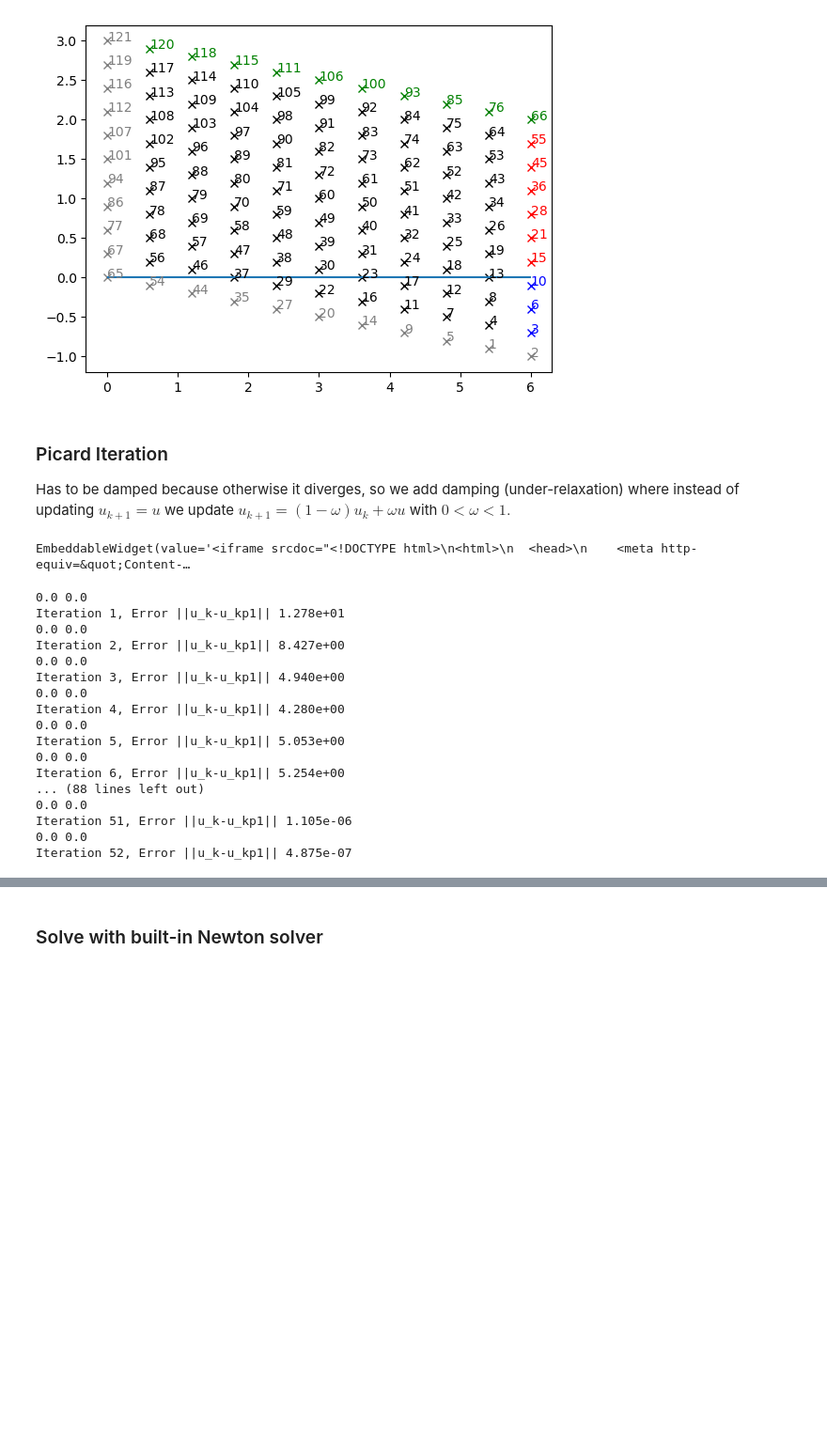
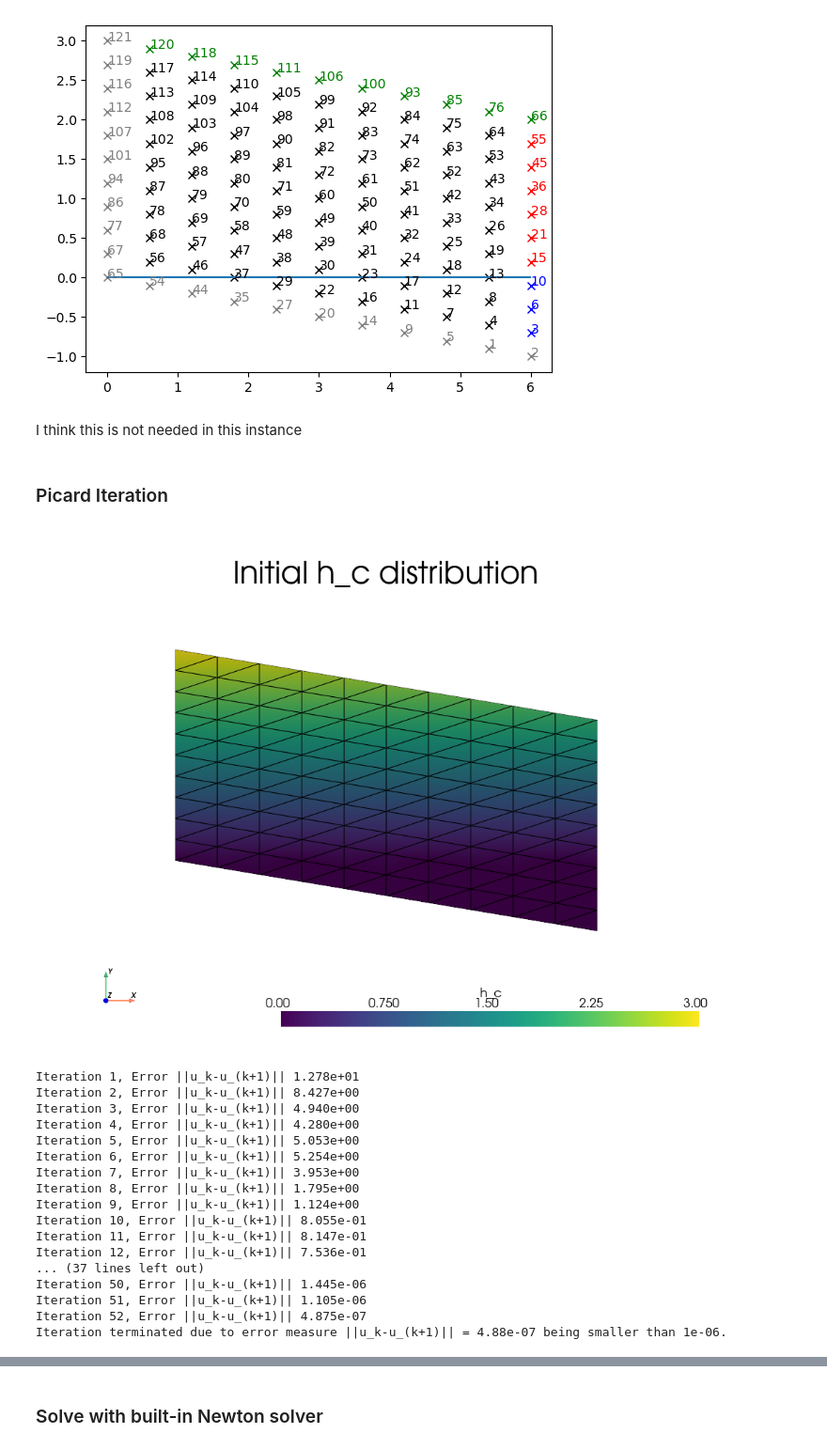
Before and after one commit to lannika-ut/ScientificPractice, a Jupyter notebook: FiniteElements/Richards.ipynb, the cells around one changed output, grey strips where cells are left out. Shown at 94% size. Saved outputs shown, nothing was run; the diff lists cells and outputs as text; code cells hidden in the pictures; blank space fills up the shorter version.

```diff
--- a/FiniteElements/Richards.ipynb
+++ b/FiniteElements/Richards.ipynb
@@ -220,6 +221,8 @@ domain.topology.create_connectivity(fdim, domain.topology.dim) # connect facets
 # %%
 # Create custom integration measure
 ds = Measure("ds", domain, subdomain_data=facet_tag)
+# %% [markdown]
+I think this is not needed in this instance
 # %%
 # Create general boundary condition class
 class BoundaryCondition:
@@ -261,72 +264,62 @@ for condition in boundary_conditions:
         # F += condition.bc
 # %% [markdown]
 ### Picard Iteration
-Has to be damped because otherwise it diverges, so we add damping (under-relaxation) where instead of updating $u_{k+1}=u$ we update $u_{k+1}=(1-\omega)u_k+\omega u$ with $0<\omega<1.$
 # %%
 # Initial guess: hydrostatic (h_c = height above gw table)
 def u_ini(x):
     return np.maximum(x[1], 0)
 
 u_k = Function(V)
 u_k.interpolate(u_ini) # previous (known) solution
 
 u = TrialFunction(V)
 
 F = inner(kr(u_k) * Ks * grad(x[1] - u), grad(v)) * dx + v*c_in*ds(4)
 a = lhs(F)
 L = rhs(F)
 
-plotScalarFunction(V, u_k, name="u_ini")
+plotScalarFunction(V, u_k, name="h_c", title="Initial h_c distribution")
 
 # Picard Iteration
 u = Function(V) # u_{k+1} next step solution
 eps = 1.0 # error measure ||u-u_k||
 tol = 1e-6 # tolerance
 it = 0 # iteration counter
 maxiter = 75 # max number of iterations allowed
-omega = 1   # damping factor
-err_same = 0 # number of iterations eps didn't change
 
 while eps > tol and it < maxiter:
     it += 1
     problem = LinearProblem(
         a, L, bcs=bcs,
         petsc_options={"ksp_type": "preonly", "pc_type": "lu"},
         petsc_options_prefix="Richards_"
     )
     u = problem.solve()
-    u.x.array[:] = np.maximum(u.x.array, 0)
+    u.x.array[:] = np.maximum(u.x.array, 0) # make sure capillary head stays nonnegative
     diff = u.x.array - u_k.x.array
-    eps1 = np.linalg.norm(diff, ord=2)
-    print(u.x.array[0], u_k.x.array[0])
-    # print(f"nan in u_k: {np.isnan(u.x.array).any()}")
-    print(f"Iteration {it}, Error ||u_k-u_kp1|| {eps1:.3e}")
+    eps = np.linalg.norm(diff, ord=2)
+    print(f"Iteration {it}, Error ||u_k-u_(k+1)|| {eps:.3e}")
     u_k.x.array[:] = u.x.array
-    # u_k.x.array[:] = np.maximum(u_k.x.array, 0) # make sure capillary pressure head stays nonnegative
-    if np.isclose(eps1, eps): # break if error stagnates
-        err_same += 1
-        if err_same > 4:
-            print("Iteration terminated because error stagnated.")
-            break
-    else:
-        err_same = 0
-        eps = eps1
+    if eps <= tol:
+        print(f"Iteration terminated due to error measure ||u_k-u_(k+1)|| = {eps:.2e} being smaller than {tol}.")
+    if it >= maxiter:
+        print(f"Iteration terminated due to maximum number of iterations reached.")
 # %% [output]
+[figure, added]
-EmbeddableWidget(value='<iframe srcdoc="<!DOCTYPE html>\n<html>\n  <head>\n    <meta http-equiv=&quot;Content-…
+Iteration 1, Error ||u_k-u_(k+1)|| 1.278e+01
+Iteration 2, Error ||u_k-u_(k+1)|| 8.427e+00
+Iteration 3, Error ||u_k-u_(k+1)|| 4.940e+00
+Iteration 4, Error ||u_k-u_(k+1)|| 4.280e+00
+Iteration 5, Error ||u_k-u_(k+1)|| 5.053e+00
+Iteration 6, Error ||u_k-u_(k+1)|| 5.254e+00
+Iteration 7, Error ||u_k-u_(k+1)|| 3.953e+00
+Iteration 8, Error ||u_k-u_(k+1)|| 1.795e+00
+Iteration 9, Error ||u_k-u_(k+1)|| 1.124e+00
+Iteration 10, Error ||u_k-u_(k+1)|| 8.055e-01
+Iteration 11, Error ||u_k-u_(k+1)|| 8.147e-01
+Iteration 12, Error ||u_k-u_(k+1)|| 7.536e-01
+... (37 lines left out)
+Iteration 50, Error ||u_k-u_(k+1)|| 1.445e-06
+Iteration 51, Error ||u_k-u_(k+1)|| 1.105e-06
+Iteration 52, Error ||u_k-u_(k+1)|| 4.875e-07
+Iteration terminated due to error measure ||u_k-u_(k+1)|| = 4.88e-07 being smaller than 1e-06.
-0.0 0.0
-Iteration 1, Error ||u_k-u_kp1|| 1.278e+01
-0.0 0.0
-Iteration 2, Error ||u_k-u_kp1|| 8.427e+00
-0.0 0.0
-Iteration 3, Error ||u_k-u_kp1|| 4.940e+00
-0.0 0.0
-Iteration 4, Error ||u_k-u_kp1|| 4.280e+00
-0.0 0.0
-Iteration 5, Error ||u_k-u_kp1|| 5.053e+00
-0.0 0.0
-Iteration 6, Error ||u_k-u_kp1|| 5.254e+00
-... (88 lines left out)
-0.0 0.0
-Iteration 51, Error ||u_k-u_kp1|| 1.105e-06
-0.0 0.0
-Iteration 52, Error ||u_k-u_kp1|| 4.875e-07
```
Also changed, not shown: parts of 16 cells of this notebook, 2 other files.
